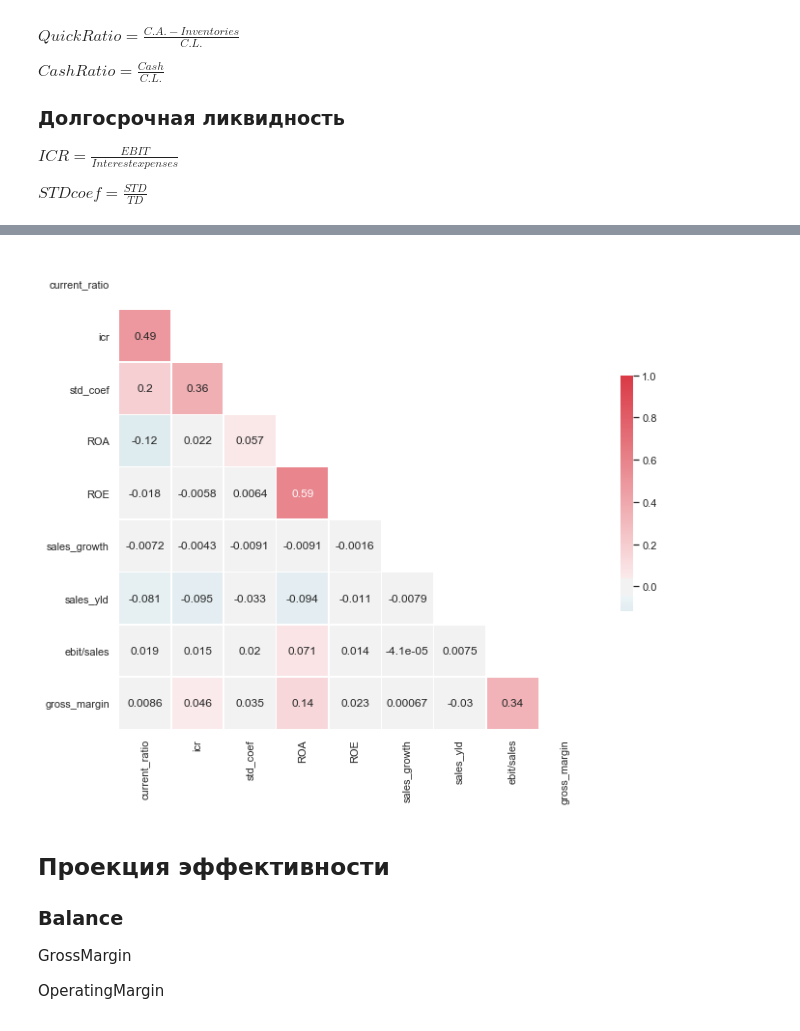
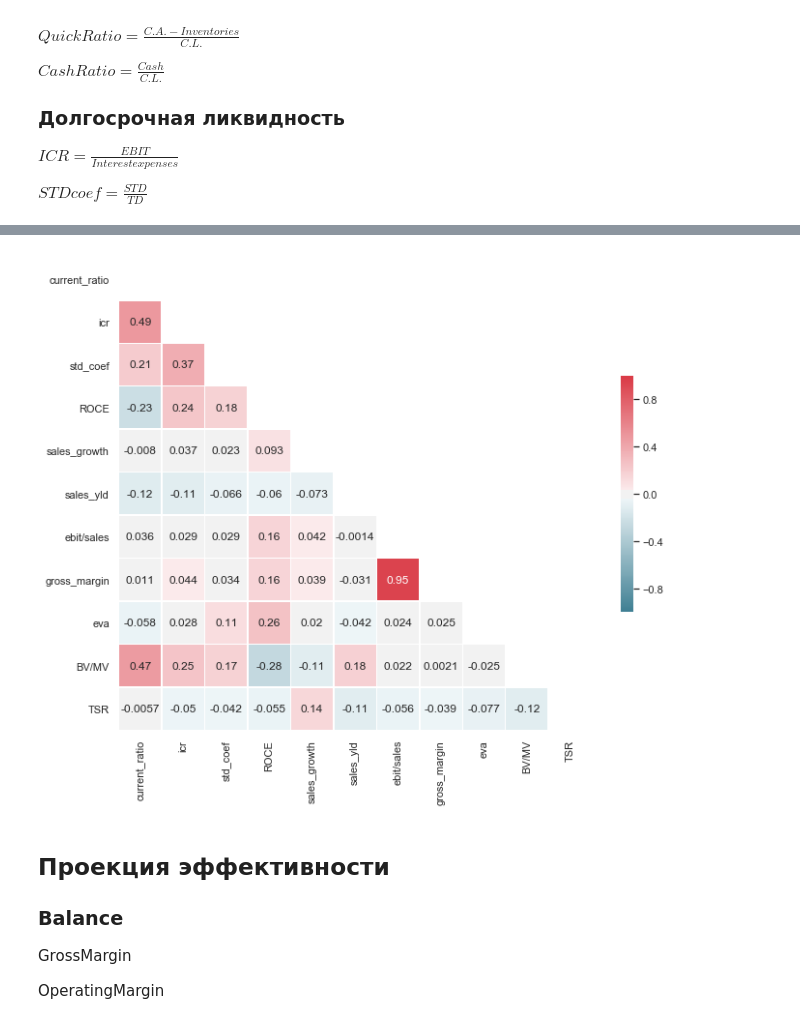
Before and after one commit to gracikk-ds/finance_course, a Jupyter notebook: Fundamental Data/initial features.ipynb, the cells around one changed output, grey strips where cells are left out. Drawn from its saved outputs; the diff is of its cells as text; code cells hidden in the pictures.

```diff
--- a/Fundamental Data/initial features.ipynb
+++ b/Fundamental Data/initial features.ipynb
@@ -49,5 +54,6 @@ Coef_tab = ['DataDate', 'GVKey','Iid','Sector',
                'SalesGrowth1Yr', 'SalesGrowth5Yr', 'SalesYld' ]
 # %%
 dd = pd.read_excel('New_Market_Data.xlsx')
+dd.drop(columns = ['Unnamed: 0'], inplace = True)
 # %%
 df = pd.read_excel('New_Fundamental_Data.xlsx')
@@ -73 +160,13 @@ $STDcoef = \frac{STD}{TD}$
+# %%
+features_list = ['DataDate', 'company', 'label','current_ratio', 'icr', 'std_coef', 'ROCE', 'sales_growth',
+                 'sales_yld', 'ebit/sales', 'gross_margin', 'eva', 'BV/MV','TSR']
+
+features = df[['DataDate', 'label', 'company', 'Sector', 'cur_assets', 'STD', 'LTD', 'int_exp',
+               'acc_payable', 'ebit', 'total_assets', 'SalesGrowth1Yr', 'SalesYld',
+              'sales', 'GrossMargin', 'income_taxes', 'Invested_capital', 'dividends' ]]
+
+features = pd.merge(features, tsr[['DataDate', 'company','MK', 'MK_y']], how = 'left', on = ['DataDate', 'company'])
+features['Year'] = pd.DatetimeIndex(features['DataDate']).year
+features = pd.merge(features, wacc[['Year', 'company', 'wacc']], how = 'left', on = ['Year', 'company'])
+features = features.drop_duplicates()
 # %%
@@ -99,5 +207,9 @@ features['gross_margin'] = df['GrossMargin']
-# %%
-features['ISG'] = 0
-features['BV/MV'] = 0
-features['TSR'] = 0
-features['ROC/WACC'] = 0
+# %%
+ind = np.array([0])
+for element in features.columns[3:]:
+    outliers = np.array(features[features.groupby('company')[element].apply(lambda x: np.abs(x - x.median()) > \
+                                                             (3 * 1.4826 * x.mad()))].any(axis=1).index)
+    outliers = [index for index in outliers if index not in ind]
+    ind =  np.concatenate((outliers, ind), axis=None)
+
+features.drop(ind, inplace = True)
@@ -104,28 +233,28 @@ features['ROC/WACC'] = 0
 # %%
 %config InlineBackend.figure_format = 'png'
 sns.set(style="white", palette = 'coolwarm')
 
 # Compute the correlation matrix
 corr = features.corr()
 
 # Generate a mask for the upper triangle
 mask = np.triu(np.ones_like(corr, dtype=np.bool))
 
 # Set up the matplotlib figure
 f, ax = plt.subplots(figsize=(11, 9))
 
 # Generate a custom diverging colormap
 cmap = sns.diverging_palette(220, 10, as_cmap=True)
 
 # Draw the heatmap with the mask and correct aspect ratio
-sns.heatmap(corr, mask=mask, cmap=cmap, center = 0,
+sns.heatmap(corr, mask=mask, cmap=cmap, center = 0, vmin= -1, vmax = +1,
             square=True, linewidths=.5, cbar_kws={"shrink": .5}, annot=True)
 
 plt.yticks(rotation = 0)
 plt.xticks(rotation = 90)
 plt.show()
 # %% [output]
-[figure, old version]
+[figure, new version]
 # %% [markdown]
 ## Проекция эффективности
 
```
Also changed, not shown: parts of 8 cells of this notebook.
